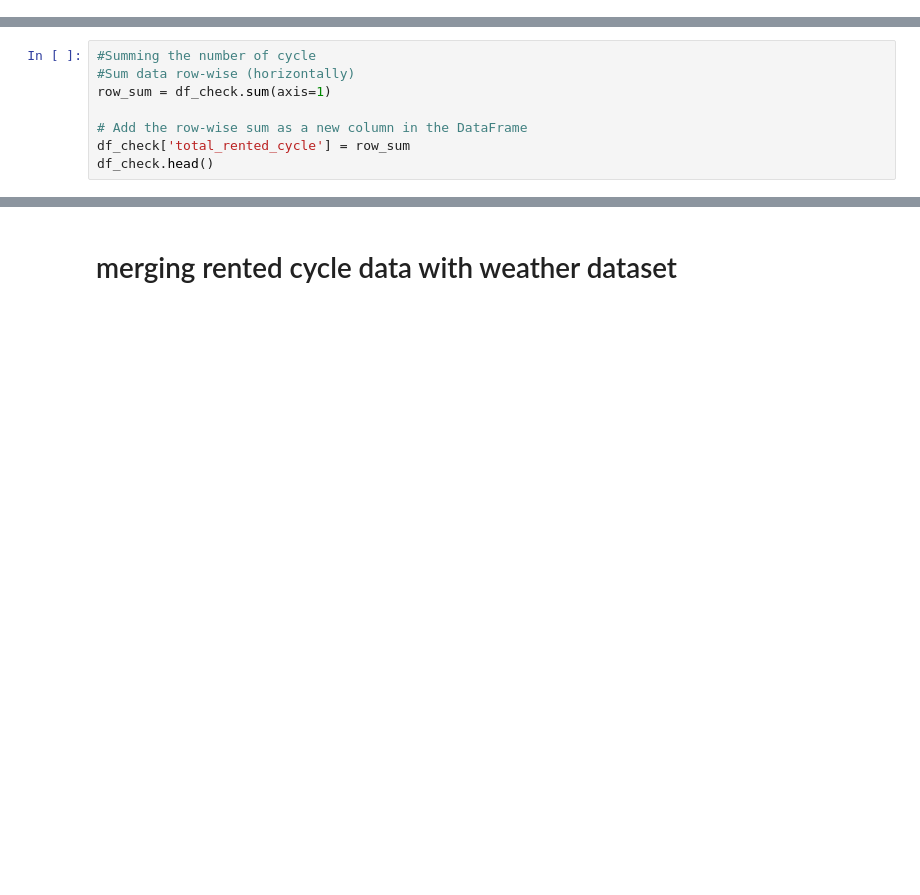
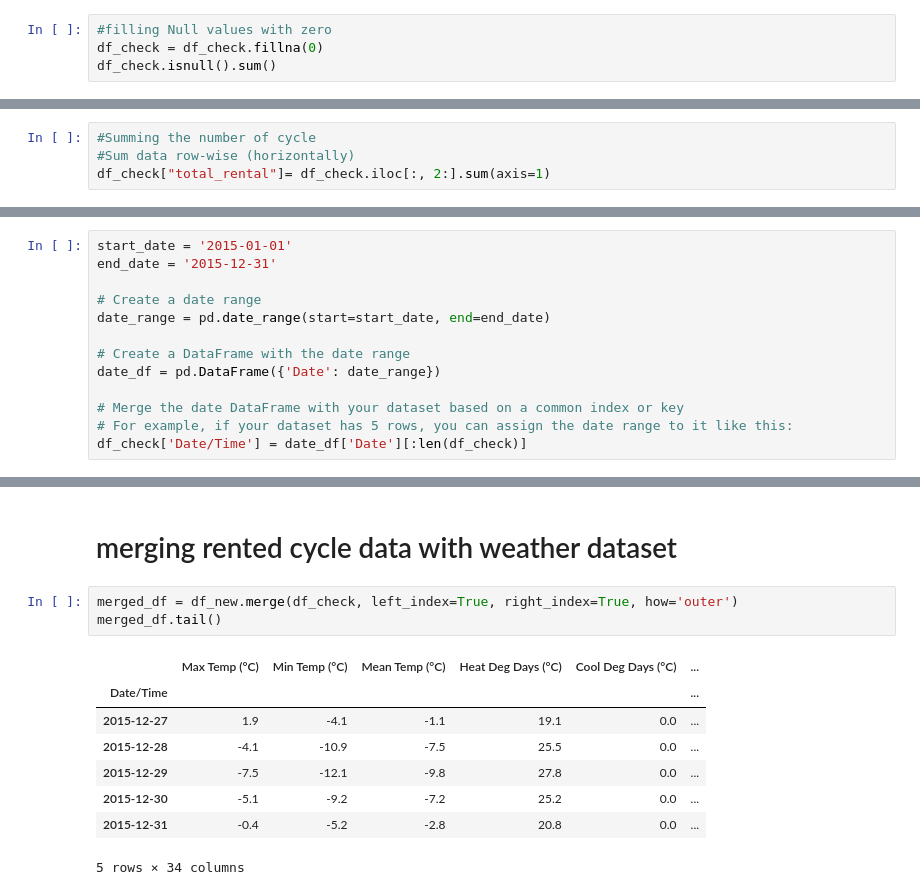
Before and after one commit to vishalsingh3363/DataPoem, a Jupyter notebook: Vishal_singh_jupyter_notebook.ipynb, the cells around one changed output, grey strips where cells are left out. Drawn from its saved outputs; the diff is of its cells as text; blank space fills up the shorter version.

```diff
--- a/Vishal_singh_jupyter_notebook.ipynb
+++ b/Vishal_singh_jupyter_notebook.ipynb
@@ -248,0 +280,4 @@ df_check.head()
+# %%
+#filling Null values with zero
+df_check = df_check.fillna(0)
+df_check.isnull().sum()
@@ -249,8 +304,4 @@ df_check.head()
 # %%
 #Summing the number of cycle
 #Sum data row-wise (horizontally)
-row_sum = df_check.sum(axis=1)
-
-# Add the row-wise sum as a new column in the DataFrame
-df_check['total_rented_cycle'] = row_sum
-df_check.head()
+df_check["total_rental"]= df_check.iloc[:, 2:].sum(axis=1)
@@ -264,0 +318,13 @@ df_check.head()
+# %%
+start_date = '2015-01-01'
+end_date = '2015-12-31'
+
+# Create a date range
+date_range = pd.date_range(start=start_date, end=end_date)
+
+# Create a DataFrame with the date range
+date_df = pd.DataFrame({'Date': date_range})
+
+# Merge the date DataFrame with your dataset based on a common index or key
+# For example, if your dataset has 5 rows, you can assign the date range to it like this:
+df_check['Date/Time'] = date_df['Date'][:len(df_check)]
@@ -265,2 +345,14 @@ df_check.head()
 # %% [markdown]
 # merging rented cycle data with weather dataset
+# %%
+merged_df = df_new.merge(df_check, left_index=True, right_index=True, how='outer')
+merged_df.tail()
+# %% [output]
+|  | Max Temp (°C) | Min Temp (°C) | Mean Temp (°C) | Heat Deg Days (°C) | Cool Deg Days (°C) | ... |
+| Date/Time |  |  |  |  |  | ... |
+| 2015-12-27 | 1.9 | -4.1 | -1.1 | 19.1 | 0.0 | ... |
+| 2015-12-28 | -4.1 | -10.9 | -7.5 | 25.5 | 0.0 | ... |
+| 2015-12-29 | -7.5 | -12.1 | -9.8 | 27.8 | 0.0 | ... |
+| 2015-12-30 | -5.1 | -9.2 | -7.2 | 25.2 | 0.0 | ... |
+| 2015-12-31 | -0.4 | -5.2 | -2.8 | 20.8 | 0.0 | ... |
+5 rows × 34 columns
```
Also changed, not shown: parts of 32 cells of this notebook, 1 other file.
